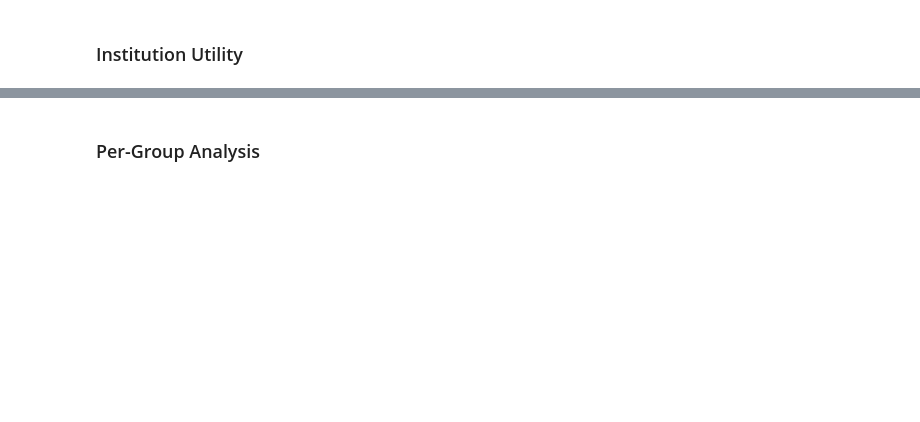
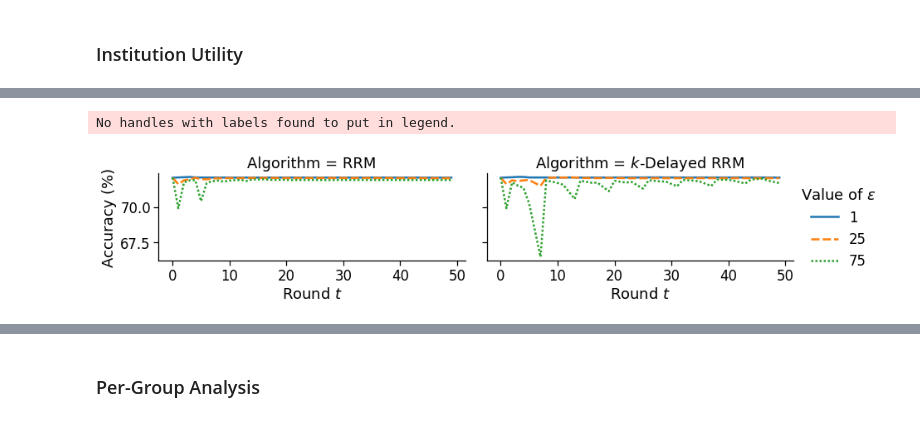
Before and after one commit to shlomihod/performative-prediction-stateful-world, a Jupyter notebook: performative_prediction-groups-respond-slowly.ipynb, the cells around one changed output, grey strips where cells are left out. Saved outputs shown, nothing was run; the diff lists cells and outputs as text; code cells hidden in the pictures; blank space fills up the shorter version.

```diff
--- a/performative_prediction-groups-respond-slowly.ipynb
+++ b/performative_prediction-groups-respond-slowly.ipynb
@@ -464,0 +479,5 @@ No handles with labels found to put in legend.
+# %%
+plot_institution_utility(False)
+# %% [output]
+No handles with labels found to put in legend.
+[figure, added]
```
Also changed, not shown: parts of 15 cells of this notebook, 12 other files.
